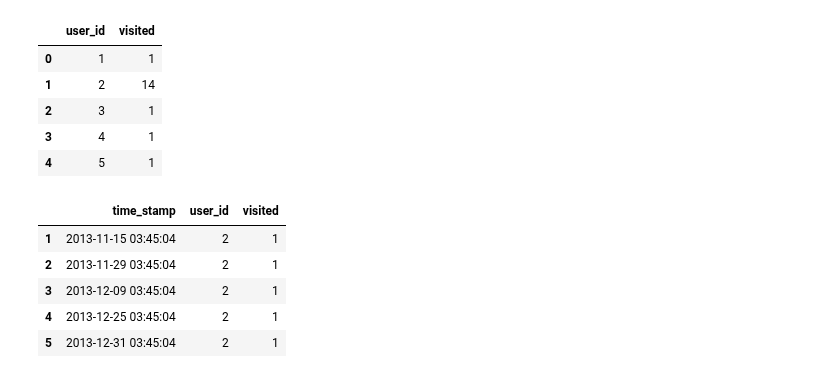
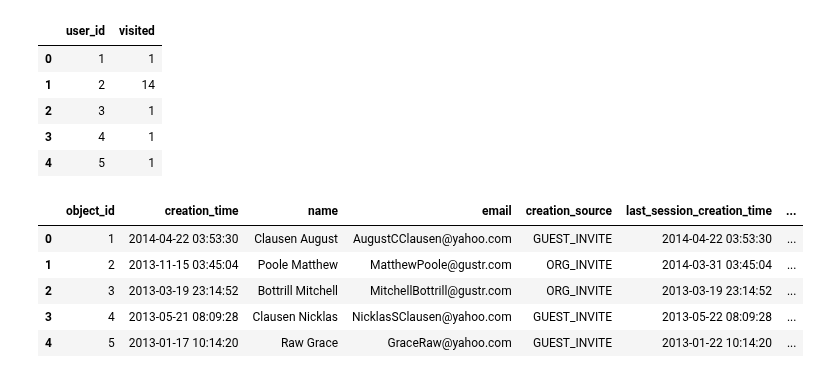
Before and after one commit to n-altawam/Sprinboard, a Jupyter notebook: 26.2.3 Relax Inc. Take-Home Challenge/Relax_inc_take_home.ipynb, the cells around one changed output. Cells and saved outputs as stored; diff of their text form; code cells hidden in the pictures.

```diff
--- a/26.2.3 Relax Inc. Take-Home Challenge/Relax_inc_take_home.ipynb
+++ b/26.2.3 Relax Inc. Take-Home Challenge/Relax_inc_take_home.ipynb
@@ -88,0 +76,3 @@ memory usage: 4.8+ MB
+# %%
+df2["time_stamp"] = pd.to_datetime(df2["time_stamp"])
+df2.info()
@@ -126,9 +164,0 @@ df2_cleaned = df2[df2['user_id'].isin(active_users)]
-# %%
-df2_cleaned.head()
-# %% [output]
-|  | time_stamp | user_id | visited |
-| 1 | 2013-11-15 03:45:04 | 2 | 1 |
-| 2 | 2013-11-29 03:45:04 | 2 | 1 |
-| 3 | 2013-12-09 03:45:04 | 2 | 1 |
-| 4 | 2013-12-25 03:45:04 | 2 | 1 |
-| 5 | 2013-12-31 03:45:04 | 2 | 1 |
@@ -136,0 +165,12 @@ df2_cleaned = df2_cleaned.sort_values(by = ['user_id', 'time_stamp'])
+# %%
+# Adding visit counts as feature to df1
+df1 = df1.merge(df2_grouped, left_on='object_id', right_on='user_id', how='left', ).drop(columns="user_id")
+df1.fillna(1, inplace=True)
+df1.head()
+# %% [output]
+|  | object_id | creation_time | name | email | creation_source | last_session_creation_time | ... |
+| 0 | 1 | 2014-04-22 03:53:30 | Clausen August | AugustCClausen@yahoo.com | GUEST_INVITE | 2014-04-22 03:53:30 | ... |
+| 1 | 2 | 2013-11-15 03:45:04 | Poole Matthew | MatthewPoole@gustr.com | ORG_INVITE | 2014-03-31 03:45:04 | ... |
+| 2 | 3 | 2013-03-19 23:14:52 | Bottrill Mitchell | MitchellBottrill@gustr.com | ORG_INVITE | 2013-03-19 23:14:52 | ... |
+| 3 | 4 | 2013-05-21 08:09:28 | Clausen Nicklas | NicklasSClausen@yahoo.com | GUEST_INVITE | 2013-05-22 08:09:28 | ... |
+| 4 | 5 | 2013-01-17 10:14:20 | Raw Grace | GraceRaw@yahoo.com | GUEST_INVITE | 2013-01-22 10:14:20 | ... |
```
Also changed, not shown: parts of 54 cells of this notebook, 2 other files.
